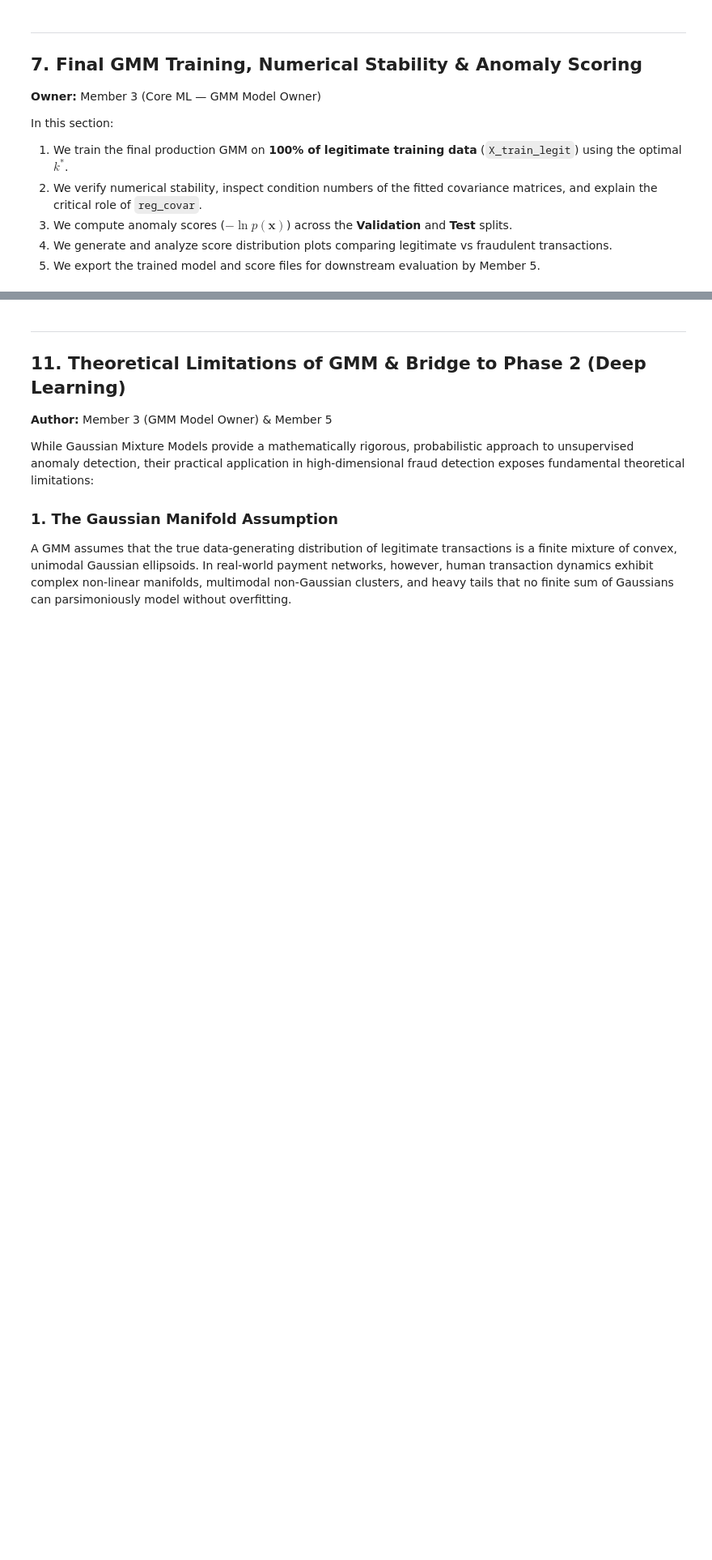
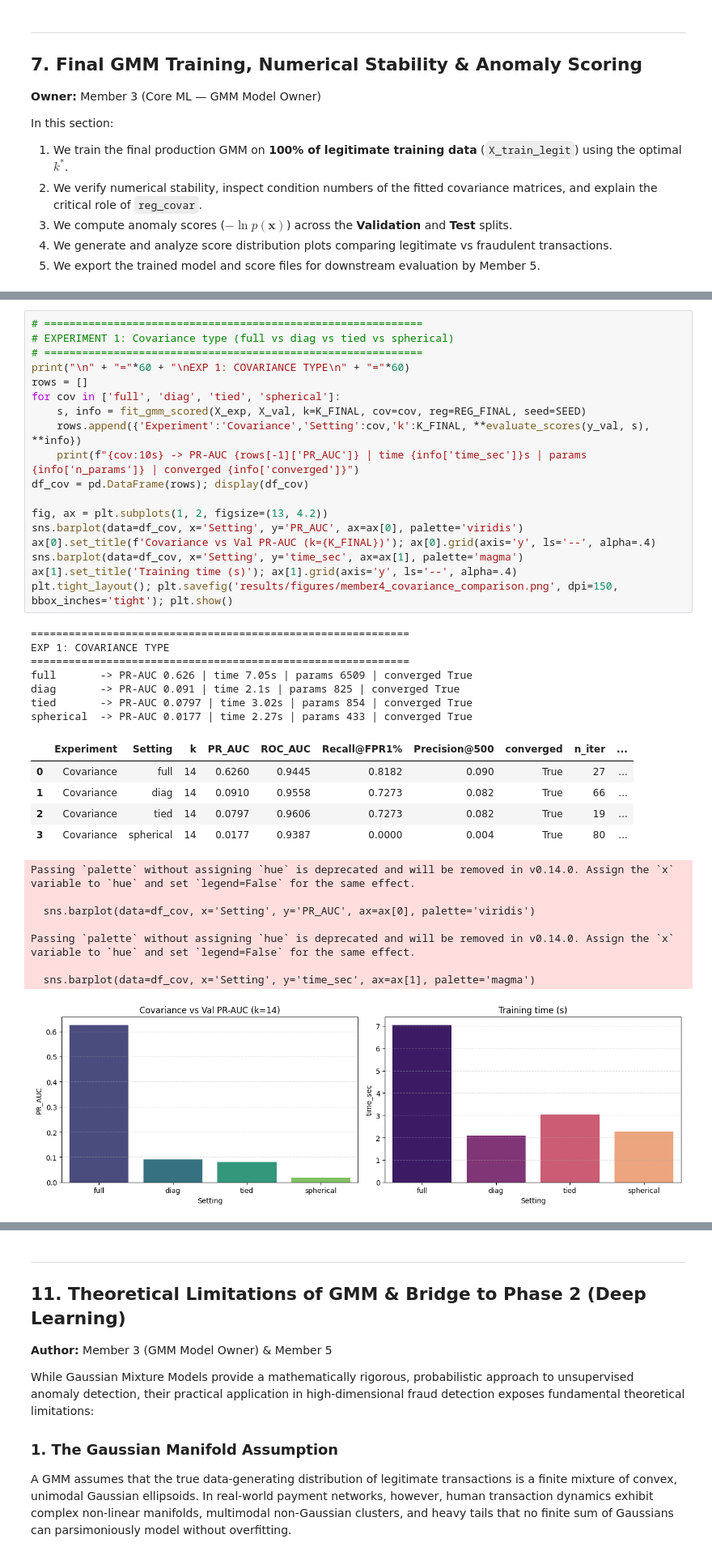
Before and after one commit to WizardCarp85/Card-Fraud-Triage-ML-DL, a Jupyter notebook: notebooks/Card_Fraud_Triage_Phase1.ipynb, the cells around one changed output, grey strips where cells are left out. Shown at 81% size. Drawn from its saved outputs; the diff is of its cells as text; blank space fills up the shorter version.

Commit message:
feat: add Section 10 experiments & ablation studies with full execution

```diff
--- a/notebooks/Card_Fraud_Triage_Phase1.ipynb
+++ b/notebooks/Card_Fraud_Triage_Phase1.ipynb
@@ -1204,0 +1533,39 @@ print(f"  Score Dist Plot Exists  : {os.path.exists(SCORE_DIST_PLOT_PATH)}")
+# %%
+# ============================================================
+# EXPERIMENT 1: Covariance type (full vs diag vs tied vs spherical)
+# ============================================================
+print("\n" + "="*60 + "\nEXP 1: COVARIANCE TYPE\n" + "="*60)
+rows = []
+for cov in ['full', 'diag', 'tied', 'spherical']:
+    s, info = fit_gmm_scored(X_exp, X_val, k=K_FINAL, cov=cov, reg=REG_FINAL, seed=SEED)
+    rows.append({'Experiment':'Covariance','Setting':cov,'k':K_FINAL, **evaluate_scores(y_val, s), **info})
+    print(f"{cov:10s} -> PR-AUC {rows[-1]['PR_AUC']} | time {info['time_sec']}s | params {info['n_params']} | converged {info['converged']}")
+df_cov = pd.DataFrame(rows); display(df_cov)
+
+fig, ax = plt.subplots(1, 2, figsize=(13, 4.2))
+sns.barplot(data=df_cov, x='Setting', y='PR_AUC', ax=ax[0], palette='viridis')
+ax[0].set_title(f'Covariance vs Val PR-AUC (k={K_FINAL})'); ax[0].grid(axis='y', ls='--', alpha=.4)
+sns.barplot(data=df_cov, x='Setting', y='time_sec', ax=ax[1], palette='magma')
+ax[1].set_title('Training time (s)'); ax[1].grid(axis='y', ls='--', alpha=.4)
+plt.tight_layout(); plt.savefig('results/figures/member4_covariance_comparison.png', dpi=150, bbox_inches='tight'); plt.show()
+# %% [output]
+============================================================
+EXP 1: COVARIANCE TYPE
+============================================================
+full       -> PR-AUC 0.626 | time 7.05s | params 6509 | converged True
+diag       -> PR-AUC 0.091 | time 2.1s | params 825 | converged True
+tied       -> PR-AUC 0.0797 | time 3.02s | params 854 | converged True
+spherical  -> PR-AUC 0.0177 | time 2.27s | params 433 | converged True
+|  | Experiment | Setting | k | PR_AUC | ROC_AUC | Recall@FPR1% | Precision@500 | converged | n_iter | ... |
+| 0 | Covariance | full | 14 | 0.6260 | 0.9445 | 0.8182 | 0.090 | True | 27 | ... |
+| 1 | Covariance | diag | 14 | 0.0910 | 0.9558 | 0.7273 | 0.082 | True | 66 | ... |
+| 2 | Covariance | tied | 14 | 0.0797 | 0.9606 | 0.7273 | 0.082 | True | 19 | ... |
+| 3 | Covariance | spherical | 14 | 0.0177 | 0.9387 | 0.0000 | 0.004 | True | 80 | ... |
+Passing `palette` without assigning `hue` is deprecated and will be removed in v0.14.0. Assign the `x` variable to `hue` and set `legend=False` for the same effect.
+
+  sns.barplot(data=df_cov, x='Setting', y='PR_AUC', ax=ax[0], palette='viridis')
+
+Passing `palette` without assigning `hue` is deprecated and will be removed in v0.14.0. Assign the `x` variable to `hue` and set `legend=False` for the same effect.
+
+  sns.barplot(data=df_cov, x='Setting', y='time_sec', ax=ax[1], palette='magma')
+[figure, added]
```
Also changed, not shown: parts of 30 cells of this notebook.
